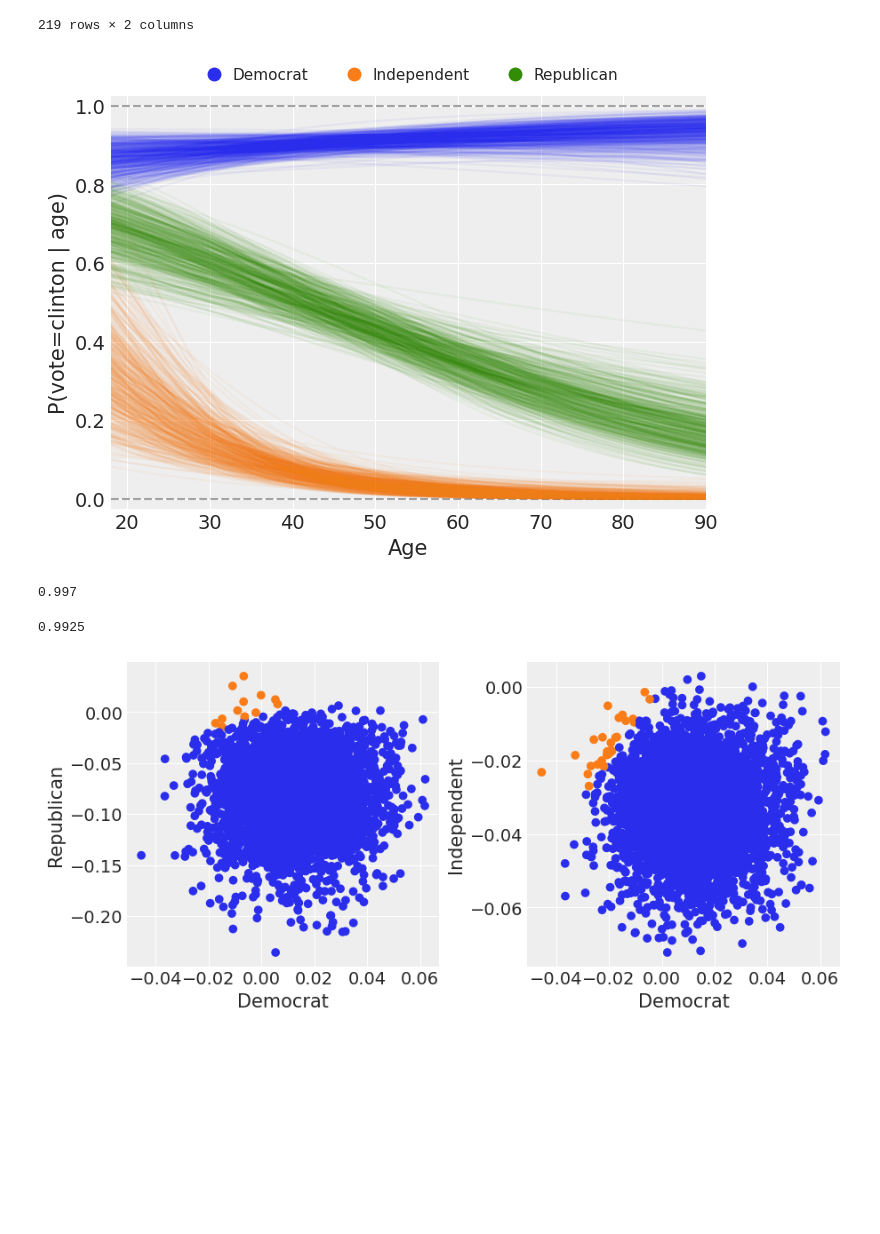
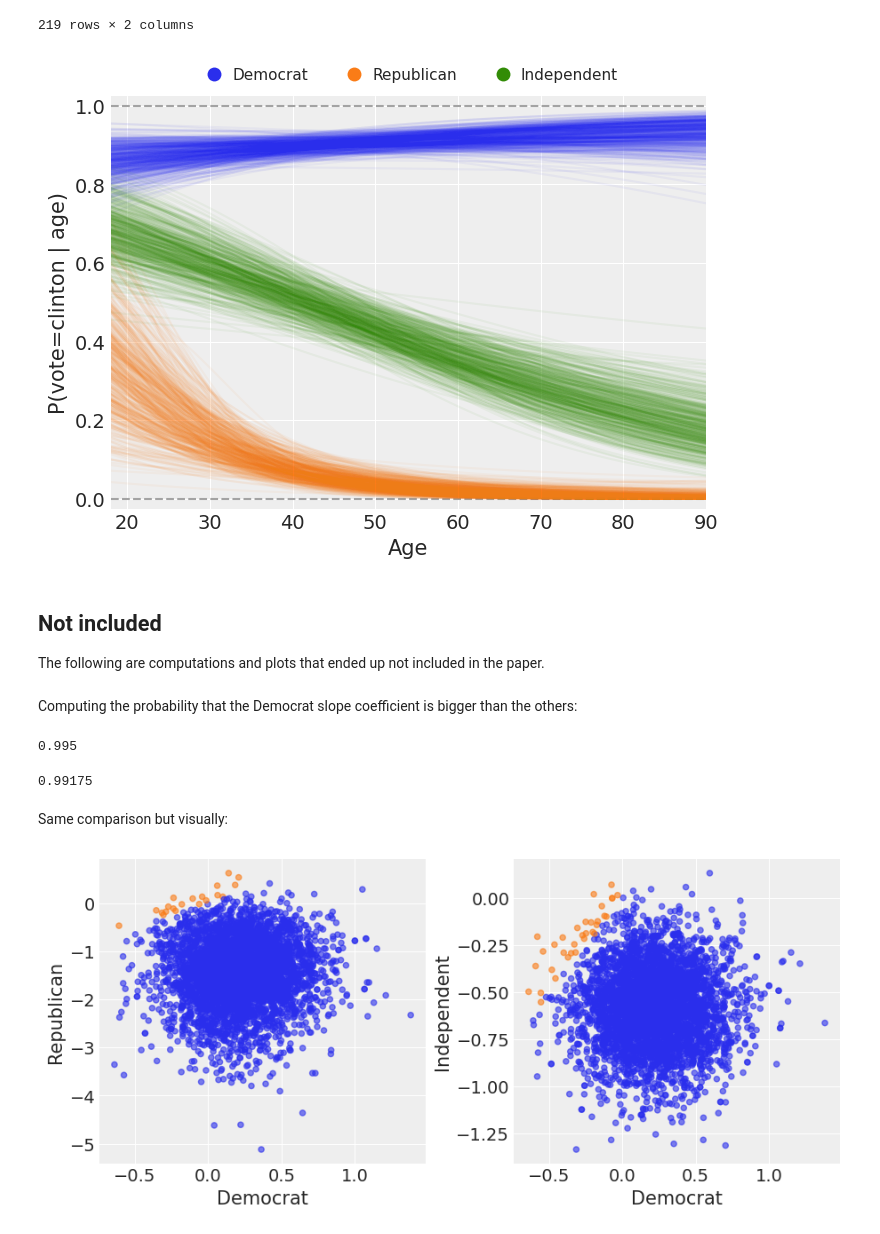
Before and after one commit to bambinos/paper, a Jupyter notebook: original/02_logistic_regression.ipynb, the cells around one changed output. Cells and saved outputs as stored; diff of their text form; code cells hidden in the pictures; blank space fills up the shorter version.

Commit message:
Update logistic regression example to use scaled predictor

```diff
--- a/original/02_logistic_regression.ipynb
+++ b/original/02_logistic_regression.ipynb
@@ -44,6 +44,6 @@ data.head()
 # %% [markdown]
 Fit model
 # %%
-model = bmb.Model("vote[clinton] ~ party_id + party_id:age", data, family="bernoulli")
+model = bmb.Model("vote[clinton] ~ party_id + party_id:scale(age)", data, family="bernoulli")
 model
 # %% [output]
@@ -111,9 +112,9 @@ posterior_mean = posterior_mean[:500, :]
 # %%
 fig, ax = plt.subplots(figsize=(7, 5))
 
-for i, party in enumerate(["democrat", "republican", "independent"]):
+for i, party in enumerate(parties):
     idx = new_data.index[new_data["party_id"] == party]
-    ax.plot(age, posterior_mean[:, idx].T, alpha=0.05, color=f"C{i}")
+    ax.plot(age, posterior_mean[idx], alpha=0.05, color=f"C{i}")
 
 ax.axhline(y = 0, ls="--", color="#a3a3a3", zorder=1)
 ax.axhline(y = 1, ls="--", color="#a3a3a3", zorder=1)
@@ -124,7 +125,7 @@ ax.set_xlim(18, 90)
 
 fig.subplots_adjust(top=0.925, left=0.1, right=0.95, bottom=0.1)
 
-labels = ["Democrat", "Independent", "Republican"]
+labels = [party.capitalize() for party in parties]
 
 # Create legend
 handles = [
@@ -134,7 +135,6 @@ handles = [
     )
     for i, label in enumerate(labels)
 ]
-
 
 # Add legend
 x_center = 0.1 + (0.95 - 0.1) / 2
@@ -150,4 +150,4 @@ legend = fig.legend(
 
 fig.savefig("imgs/clinton_results.png")
 # %% [output]
-[figure, old version]
+[figure, new version]
@@ -174,6 +154,12 @@ fig.savefig("imgs/clinton_results.png")
+# %% [markdown]
+## Not included
+
+The following are computations and plots that ended up not included in the paper.
+# %% [markdown]
+Computing the probability that the Democrat slope coefficient is bigger than the others:
 # %%
 party_idx = [0, 1, 2]
-dem, ind, rep = [idata.posterior["party_id:age"][:, :, x].values for x in party_idx]
+dem, ind, rep = [idata.posterior["party_id:scale(age)"][:, :, x].values for x in party_idx]
 # %%
 dem = dem.ravel()
 rep = rep.ravel()
@@ -181,27 +167,29 @@ ind = ind.ravel()
 # %%
 print((dem > rep).mean())
 # %% [output]
-0.997
+0.995
 # %%
 print((dem > ind).mean())
 # %% [output]
-0.9925
+0.99175
+# %% [markdown]
+Same comparison but visually:
 # %%
 fig, axes = plt.subplots(1, 2, figsize=(9, 4))
 
 # Just grab first to colors from color map
 colors = ["C0" if x > y else "C1" for x, y in zip(dem, rep)]
 
-axes[0].scatter(dem, rep, c=colors)
+axes[0].scatter(dem, rep, c=colors, s=20, alpha=0.6)
 axes[0].set_xlabel("Democrat")
 axes[0].set_ylabel("Republican")
 
 colors = ["C0" if x > y else "C1" for x, y in zip(dem, ind)]
 
-axes[1].scatter(dem, ind, c=colors)
+axes[1].scatter(dem, ind, c=colors, s=20, alpha=0.6)
 axes[1].set_xlabel("Democrat")
 axes[1].set_ylabel("Independent")
 
 fig.savefig("imgs/clinton_party_joint.png")
 # %% [output]
-[figure, old version]
+[figure, new version]
```
Also changed, not shown: parts of 12 cells of this notebook, 4 other files.
